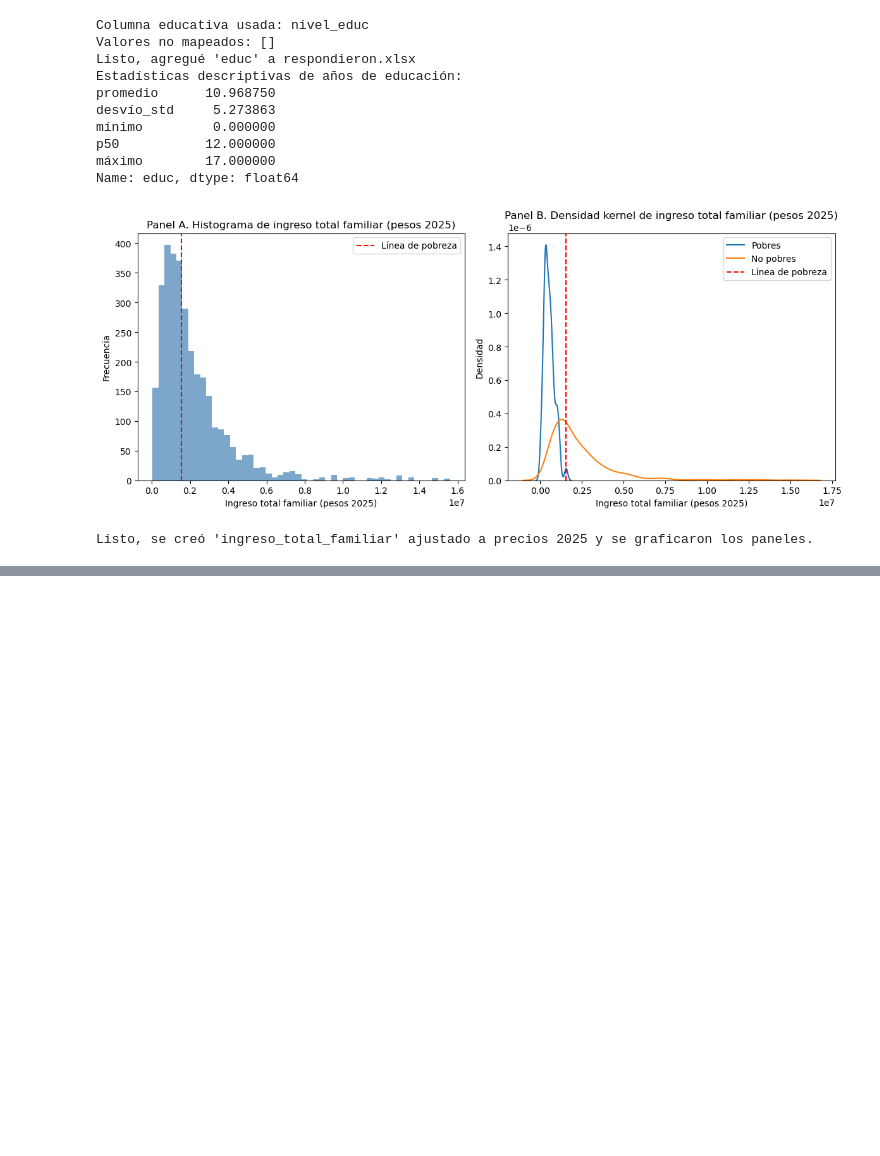
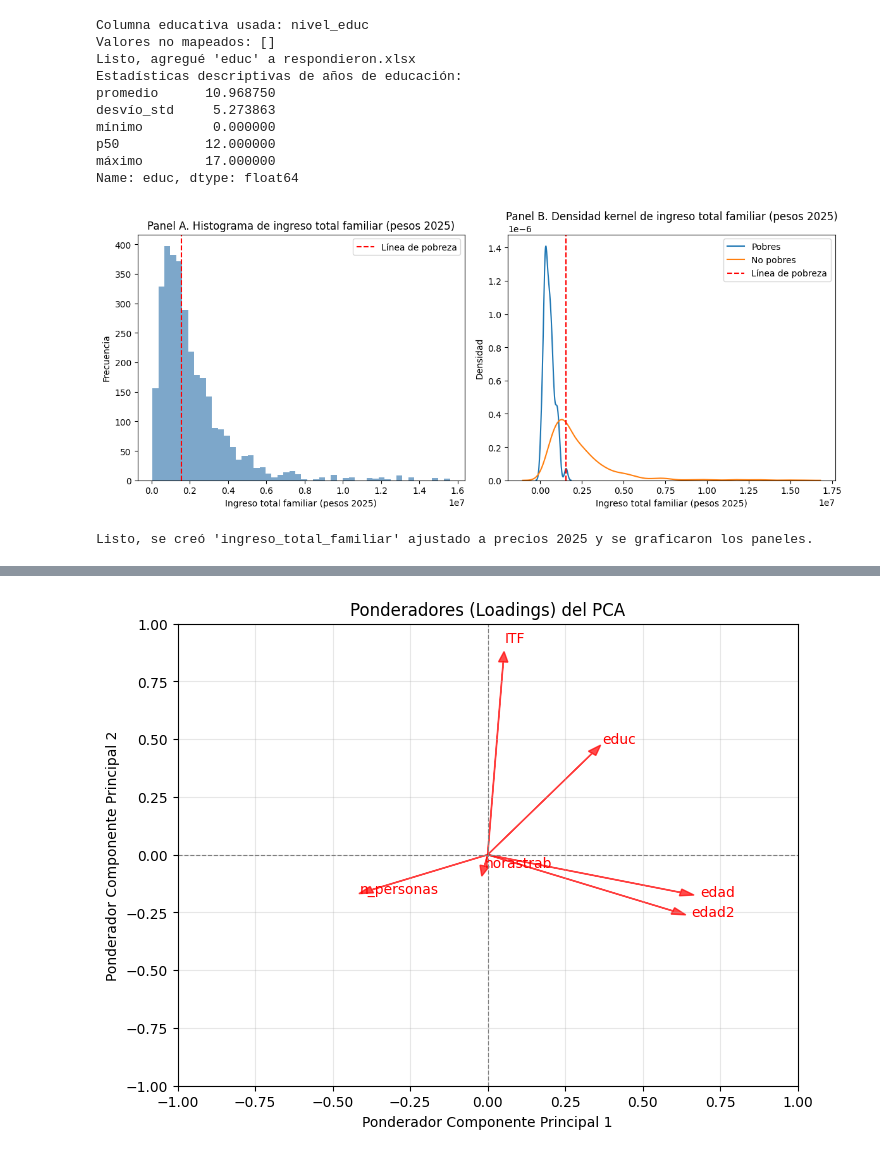
Before and after one commit to Datso653/BigDataUBA-Grupo-4, a Jupyter notebook: TP3b/Untitled.ipynb, the cells around one changed output, grey strips where cells are left out. Drawn from its saved outputs; the diff is of its cells as text; code cells hidden in the pictures; blank space fills up the shorter version.

```diff
--- a/TP3b/Untitled.ipynb
+++ b/TP3b/Untitled.ipynb
@@ -207,0 +450,85 @@ Listo, se creó 'ingreso_total_familiar' ajustado a precios 2025 y se graficaron
+# %%
+# 3. GRÁFICO DE PONDERADORES (LOADINGS)
+print("\n=== 3. PONDERADORES (LOADINGS) ===")
+
+# Loadings vectors
+loadings = pca.components_
+
+# Gráfico de ponderadores
+plt.figure(figsize=(8, 6))
+plt.axhline(0, color='gray', linestyle='--', linewidth=0.8)
+plt.axvline(0, color='gray', linestyle='--', linewidth=0.8)
+
+# Dibujar flechas de ponderadores
+for i in range(loadings.shape[1]):
+    plt.arrow(0, 0, loadings[0, i], loadings[1, i],
+              color='red', head_width=0.03, alpha=0.7)
+    plt.text(loadings[0, i] * 1.1, loadings[1, i] * 1.1,
+             variables_disponibles[i], color='red', fontsize=10)
+
+plt.xlabel('Ponderador Componente Principal 1')
+plt.ylabel('Ponderador Componente Principal 2')
+plt.title('Ponderadores (Loadings) del PCA')
+plt.xlim(-1, 1)
+plt.ylim(-1, 1)
+plt.grid(True, alpha=0.3)
+plt.show()
+
+# Mostrar valores numéricos de los loadings
+print("Loadings del Componente Principal 1:")
+for i, var in enumerate(variables_disponibles):
+    print(f"  {var}: {loadings[0, i]:.3f}")
+
+print("\nLoadings del Componente Principal 2:")
+for i, var in enumerate(variables_disponibles):
+    print(f"  {var}: {loadings[1, i]:.3f}")
+
+# 4. PROPORCIÓN DE VARIANZA EXPLICADA
+print("\n=== 4. PROPORCIÓN DE VARIANZA EXPLICADA ===")
+
+# Varianza explicada
+var_explicada = pca.explained_variance_ratio_
+var_acumulada = np.cumsum(var_explicada)
+
+print("Proporción de varianza explicada por cada componente:")
+for i, var in enumerate(var_explicada):
+    print(f"Componente {i+1}: {var:.3f} ({var*100:.1f}%)")
+
+print(f"\nVarianza acumulada total: {var_acumulada[-1]:.3f}")
+
+# Gráfico de varianza explicada
+fig, (ax1, ax2) = plt.subplots(1, 2, figsize=(12, 5))
+
+# Gráfico de varianza individual
+componentes = range(1, len(var_explicada) + 1)
+ax1.bar(componentes, var_explicada, alpha=0.7, color='skyblue')
+ax1.plot(componentes, var_explicada, 'ro-', alpha=0.8)
+ax1.set_xlabel('Número de Componente Principal')
+ax1.set_ylabel('Proporción de Varianza Explicada')
+ax1.set_title('Varianza Explicada por Componente')
+ax1.set_xticks(componentes)
+ax1.grid(True, alpha=0.3)
+
+# Gráfico de varianza acumulada
+ax2.plot(componentes, var_acumulada, 'go-', alpha=0.8, linewidth=2)
+ax2.set_xlabel('Número de Componente Principal')
+ax2.set_ylabel('Varianza Acumulada Explicada')
+ax2.set_title('Varianza Acumulada Explicada')
+ax2.set_xticks(componentes)
+ax2.set_ylim(0, 1.1)
+ax2.grid(True, alpha=0.3)
+
+# Añadir anotaciones de porcentaje
+for i, (v, va) in enumerate(zip(var_explicada, var_acumulada)):
+    ax1.text(i+1, v + 0.01, f'{v*100:.1f}%', ha='center', va='bottom')
+    ax2.text(i+1, va + 0.02, f'{va*100:.1f}%', ha='center', va='bottom')
+
+plt.tight_layout()
+plt.show()
+
+# RESUMEN FINAL
+print("\n=== RESUMEN FINAL ===")
+print(f"Total de componentes: {len(var_explicada)}")
+print(f"Varianza explicada por los primeros 2 componentes: {var_acumulada[1]:.3f} ({var_acumulada[1]*100:.1f}%)")
+print(f"Varianza explicada por los primeros 3 componentes: {var_acumulada[2]:.3f} ({var_acumulada[2]*100:.1f}%)")
+# %% [output]
@@ -207,0 +536 @@ Listo, se creó 'ingreso_total_familiar' ajustado a precios 2025 y se graficaron
+[figure, added]
```
Also changed, not shown: parts of 13 cells of this notebook.
